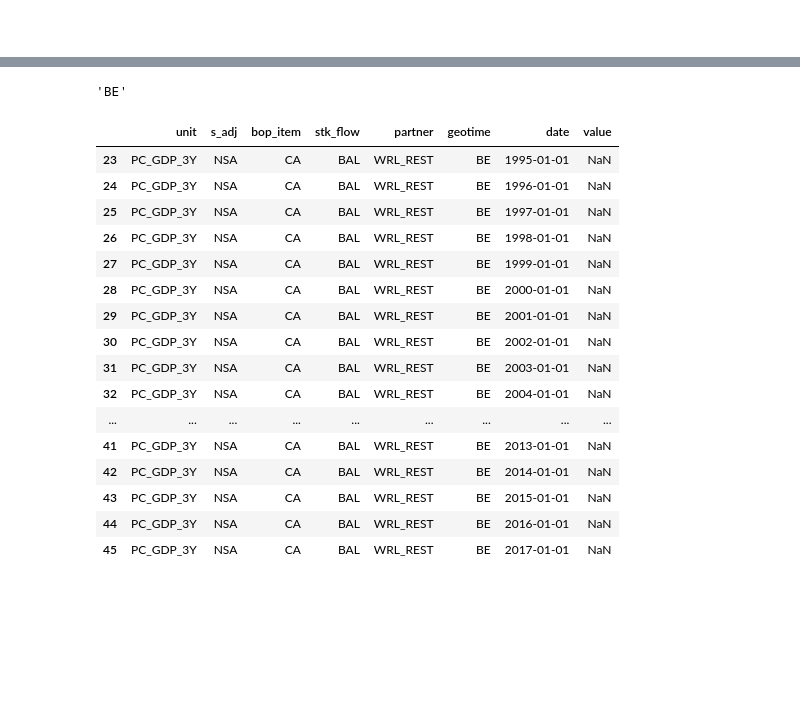
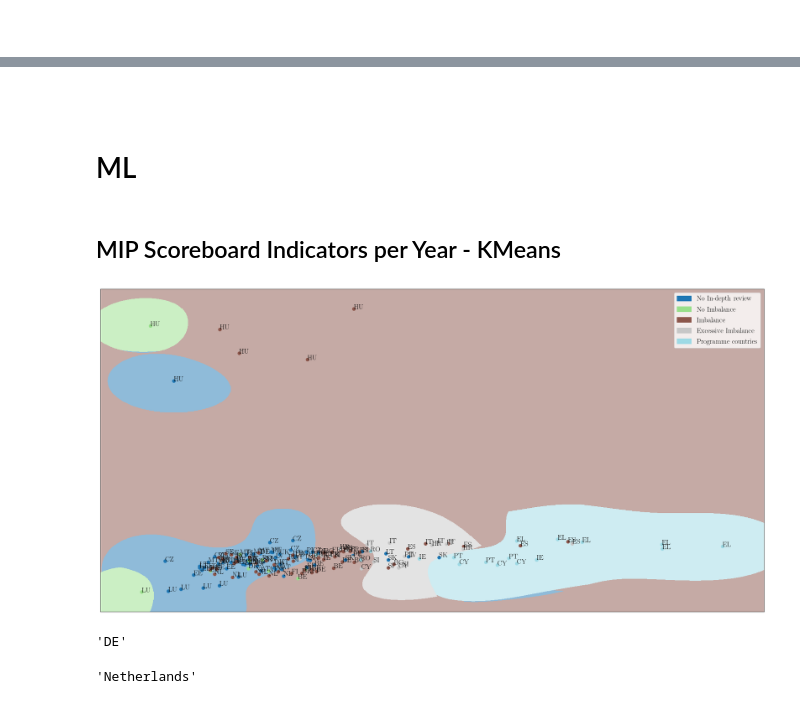
Before and after one commit to boturon/NovaSBE_Courses, a Jupyter notebook: 1104_seminar/netherlands/analysis.ipynb, the cells around one changed output, grey strips where cells are left out. Drawn from its saved outputs; the diff is of its cells as text; code cells hidden in the pictures; blank space fills up the shorter version.

```diff
--- a/1104_seminar/netherlands/analysis.ipynb
+++ b/1104_seminar/netherlands/analysis.ipynb
@@ -91,0 +134,19 @@ df_temp.date = pd.to_datetime(df_temp.date)
+# %%
+def mip_tips_h(target_year):
+    study_units = []
+    for i in tips_h:
+        study_units.extend([i+"_"+e for e in set(pd.read_csv(path+"converted/"+i+".csv").unit)])
+    study_units = sorted(set(study_units)); study_units.extend(["year", "label"])
+
+    output = pd.DataFrame(index=sorted(dict_code2country.keys()), columns=study_units)
+
+    for file in tips_h:
+        df_temp = pd.read_csv(path+"converted/"+file+".csv"); df_temp.date = pd.to_datetime(df_temp.date)
+        df_temp = df_temp[df_temp.date.dt.year == target_year]
+        for ind, row in df_temp.iterrows():
+            output.loc[row.geotime][file+"_"+row.unit]=row.value
+
+    output.label = mip_country_year[target_year]
+    output.year = target_year
+
+    return(output)
@@ -91,0 +197,13 @@ df_temp.date = pd.to_datetime(df_temp.date)
+# %% [markdown]
+<br>
+# %% [markdown]
+# ML
+# %% [markdown]
+## MIP Scoreboard Indicators per Year - KMeans
+# %%
+def ml_tips_h():
+    output = pd.DataFrame()
+    for year in mip_country_year.columns[:-1]:
+        output = pd.concat([output, mip_tips_h(year)])
+
+    return(output.dropna(axis=0).reset_index(drop=False))
@@ -91,0 +269,4 @@ df_temp.date = pd.to_datetime(df_temp.date)
+# %%
+SVM_tips_h()
+# %% [output]
+[figure, added]
@@ -92,24 +304,8 @@ df_temp.date = pd.to_datetime(df_temp.date)
 # %%
-dict_country2code["Belgium"]
+dict_country2code["Germany"]
 # %% [output]
-'BE'
+'DE'
-# %%
-df_temp[df_temp.geotime == "BE"]
-# %% [output]
-|  | unit | s_adj | bop_item | stk_flow | partner | geotime | date | value |
-| 23 | PC_GDP_3Y | NSA | CA | BAL | WRL_REST | BE | 1995-01-01 | NaN |
-| 24 | PC_GDP_3Y | NSA | CA | BAL | WRL_REST | BE | 1996-01-01 | NaN |
-| 25 | PC_GDP_3Y | NSA | CA | BAL | WRL_REST | BE | 1997-01-01 | NaN |
-| 26 | PC_GDP_3Y | NSA | CA | BAL | WRL_REST | BE | 1998-01-01 | NaN |
-| 27 | PC_GDP_3Y | NSA | CA | BAL | WRL_REST | BE | 1999-01-01 | NaN |
-| 28 | PC_GDP_3Y | NSA | CA | BAL | WRL_REST | BE | 2000-01-01 | NaN |
-| 29 | PC_GDP_3Y | NSA | CA | BAL | WRL_REST | BE | 2001-01-01 | NaN |
-| 30 | PC_GDP_3Y | NSA | CA | BAL | WRL_REST | BE | 2002-01-01 | NaN |
-| 31 | PC_GDP_3Y | NSA | CA | BAL | WRL_REST | BE | 2003-01-01 | NaN |
-| 32 | PC_GDP_3Y | NSA | CA | BAL | WRL_REST | BE | 2004-01-01 | NaN |
-| ... | ... | ... | ... | ... | ... | ... | ... | ... |
-| 41 | PC_GDP_3Y | NSA | CA | BAL | WRL_REST | BE | 2013-01-01 | NaN |
-| 42 | PC_GDP_3Y | NSA | CA | BAL | WRL_REST | BE | 2014-01-01 | NaN |
-| 43 | PC_GDP_3Y | NSA | CA | BAL | WRL_REST | BE | 2015-01-01 | NaN |
-| 44 | PC_GDP_3Y | NSA | CA | BAL | WRL_REST | BE | 2016-01-01 | NaN |
-| 45 | PC_GDP_3Y | NSA | CA | BAL | WRL_REST | BE | 2017-01-01 | NaN |
+# %%
+dict_code2country["NL"]
+# %% [output]
+'Netherlands'
```
Also changed, not shown: parts of 23 cells of this notebook, 1 other file.
